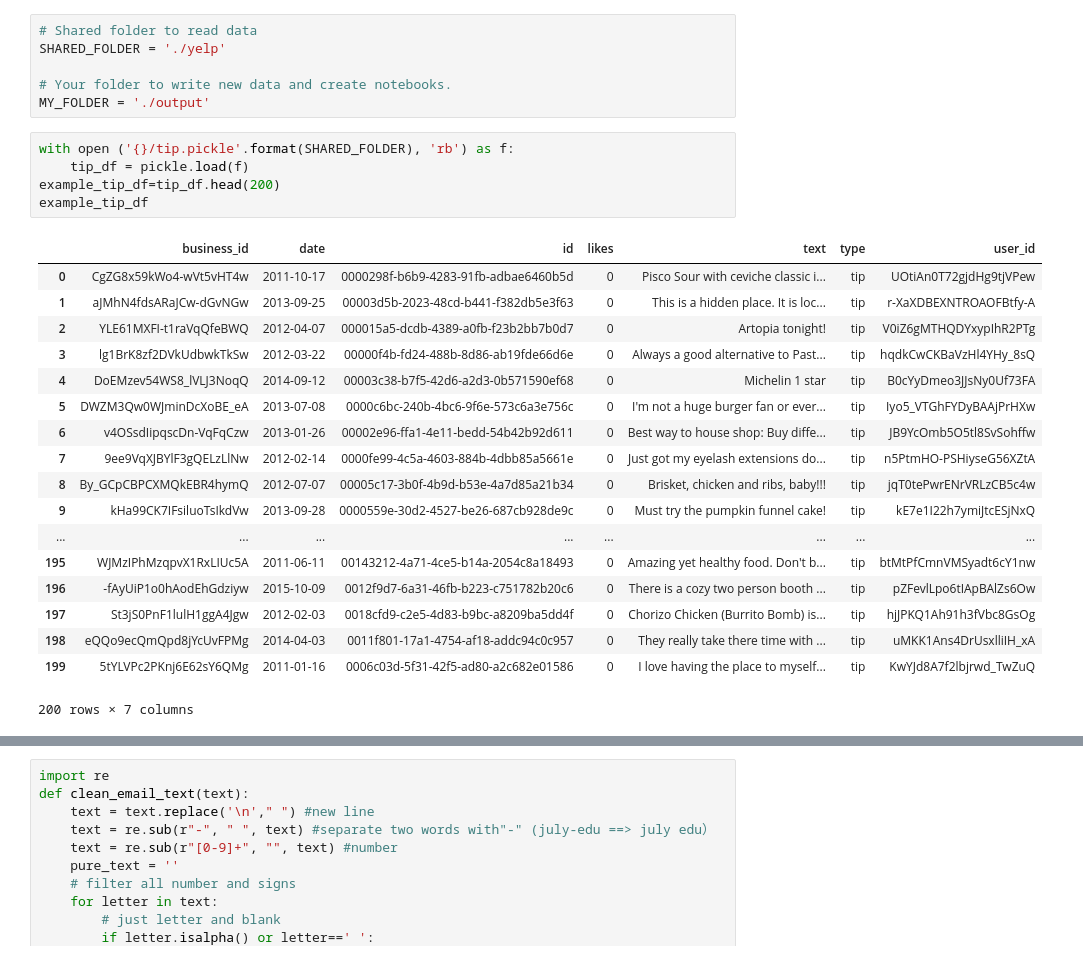
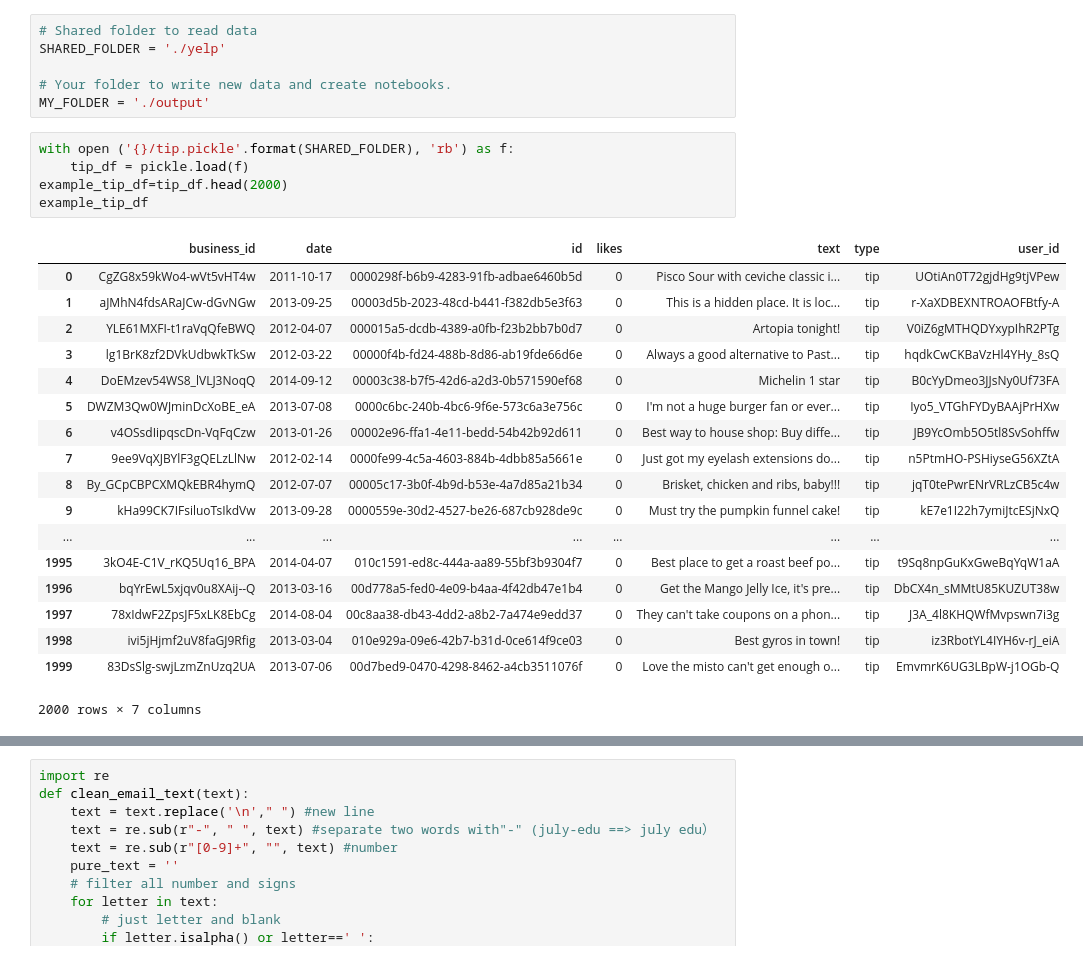
Before and after one commit to silizuo/projet-big-data, a Jupyter notebook: partie 2.ipynb, the cells around one changed output, grey strips where cells are left out. Saved outputs shown, nothing was run; the diff lists cells and outputs as text.

```diff
--- a/partie 2.ipynb
+++ b/partie 2.ipynb
@@ -11,27 +11,27 @@ MY_FOLDER = './output'
 # %%
 with open ('{}/tip.pickle'.format(SHARED_FOLDER), 'rb') as f:
     tip_df = pickle.load(f)
-example_tip_df=tip_df.head(200)
+example_tip_df=tip_df.head(2000)
 example_tip_df
 # %% [output]
 |  | business_id | date | id | likes | text | type | user_id |
 | 0 | CgZG8x59kWo4-wVt5vHT4w | 2011-10-17 | 0000298f-b6b9-4283-91fb-adbae6460b5d | 0 | Pisco Sour with ceviche classic i... | tip | UOtiAn0T72gjdHg9tjVPew |
 | 1 | aJMhN4fdsARaJCw-dGvNGw | 2013-09-25 | 00003d5b-2023-48cd-b441-f382db5e3f63 | 0 | This is a hidden place. It is loc... | tip | r-XaXDBEXNTROAOFBtfy-A |
 | 2 | YLE61MXFI-t1raVqQfeBWQ | 2012-04-07 | 000015a5-dcdb-4389-a0fb-f23b2bb7b0d7 | 0 | Artopia tonight! | tip | V0iZ6gMTHQDYxypIhR2PTg |
 | 3 | lg1BrK8zf2DVkUdbwkTkSw | 2012-03-22 | 00000f4b-fd24-488b-8d86-ab19fde66d6e | 0 | Always a good alternative to Past... | tip | hqdkCwCKBaVzHl4YHy_8sQ |
 | 4 | DoEMzev54WS8_lVLJ3NoqQ | 2014-09-12 | 00003c38-b7f5-42d6-a2d3-0b571590ef68 | 0 | Michelin 1 star | tip | B0cYyDmeo3JJsNy0Uf73FA |
 | 5 | DWZM3Qw0WJminDcXoBE_eA | 2013-07-08 | 0000c6bc-240b-4bc6-9f6e-573c6a3e756c | 0 | I'm not a huge burger fan or ever... | tip | Iyo5_VTGhFYDyBAAjPrHXw |
 | 6 | v4OSsdIipqscDn-VqFqCzw | 2013-01-26 | 00002e96-ffa1-4e11-bedd-54b42b92d611 | 0 | Best way to house shop: Buy diffe... | tip | JB9YcOmb5O5tl8SvSohffw |
 | 7 | 9ee9VqXJBYlF3gQELzLlNw | 2012-02-14 | 0000fe99-4c5a-4603-884b-4dbb85a5661e | 0 | Just got my eyelash extensions do... | tip | n5PtmHO-PSHiyseG56XZtA |
 | 8 | By_GCpCBPCXMQkEBR4hymQ | 2012-07-07 | 00005c17-3b0f-4b9d-b53e-4a7d85a21b34 | 0 | Brisket, chicken and ribs, baby!!! | tip | jqT0tePwrENrVRLzCB5c4w |
 | 9 | kHa99CK7IFsiluoTsIkdVw | 2013-09-28 | 0000559e-30d2-4527-be26-687cb928de9c | 0 | Must try the pumpkin funnel cake! | tip | kE7e1I22h7ymiJtcESjNxQ |
 | ... | ... | ... | ... | ... | ... | ... | ... |
-| 195 | WJMzIPhMzqpvX1RxLIUc5A | 2011-06-11 | 00143212-4a71-4ce5-b14a-2054c8a18493 | 0 | Amazing yet healthy food. Don't b... | tip | btMtPfCmnVMSyadt6cY1nw |
-| 196 | -fAyUiP1o0hAodEhGdziyw | 2015-10-09 | 0012f9d7-6a31-46fb-b223-c751782b20c6 | 0 | There is a cozy two person booth ... | tip | pZFevlLpo6tIApBAlZs6Ow |
-| 197 | St3jS0PnF1lulH1ggA4Jgw | 2012-02-03 | 0018cfd9-c2e5-4d83-b9bc-a8209ba5dd4f | 0 | Chorizo Chicken (Burrito Bomb) is... | tip | hjJPKQ1Ah91h3fVbc8GsOg |
-| 198 | eQQo9ecQmQpd8jYcUvFPMg | 2014-04-03 | 0011f801-17a1-4754-af18-addc94c0c957 | 0 | They really take there time with ... | tip | uMKK1Ans4DrUsxlliIH_xA |
-| 199 | 5tYLVPc2PKnj6E62sY6QMg | 2011-01-16 | 0006c03d-5f31-42f5-ad80-a2c682e01586 | 0 | I love having the place to myself... | tip | KwYJd8A7f2lbjrwd_TwZuQ |
+| 1995 | 3kO4E-C1V_rKQ5Uq16_BPA | 2014-04-07 | 010c1591-ed8c-444a-aa89-55bf3b9304f7 | 0 | Best place to get a roast beef po... | tip | t9Sq8npGuKxGweBqYqW1aA |
+| 1996 | bqYrEwL5xjqv0u8XAij--Q | 2013-03-16 | 00d778a5-fed0-4e09-b4aa-4f42db47e1b4 | 0 | Get the Mango Jelly Ice, it's pre... | tip | DbCX4n_sMMtU85KUZUT38w |
+| 1997 | 78xIdwF2ZpsJF5xLK8EbCg | 2014-08-04 | 00c8aa38-db43-4dd2-a8b2-7a474e9edd37 | 0 | They can't take coupons on a phon... | tip | J3A_4l8KHQWfMvpswn7i3g |
+| 1998 | ivi5jHjmf2uV8faGJ9Rfig | 2013-03-04 | 010e929a-09e6-42b7-b31d-0ce614f9ce03 | 0 | Best gyros in town! | tip | iz3RbotYL4IYH6v-rJ_eiA |
+| 1999 | 83DsSlg-swjLzmZnUzq2UA | 2013-07-06 | 00d7bed9-0470-4298-8462-a4cb3511076f | 0 | Love the misto can't get enough o... | tip | EmvmrK6UG3LBpW-j1OGb-Q |
-200 rows × 7 columns
+2000 rows × 7 columns
 # %%
 df =example_tip_df[['business_id','text']].dropna()
 df
```
Also changed, not shown: parts of 3 cells of this notebook, 1 other file.
